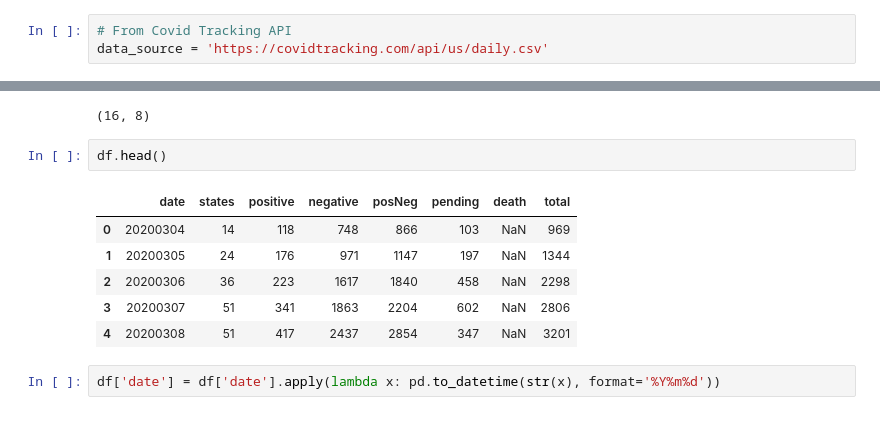
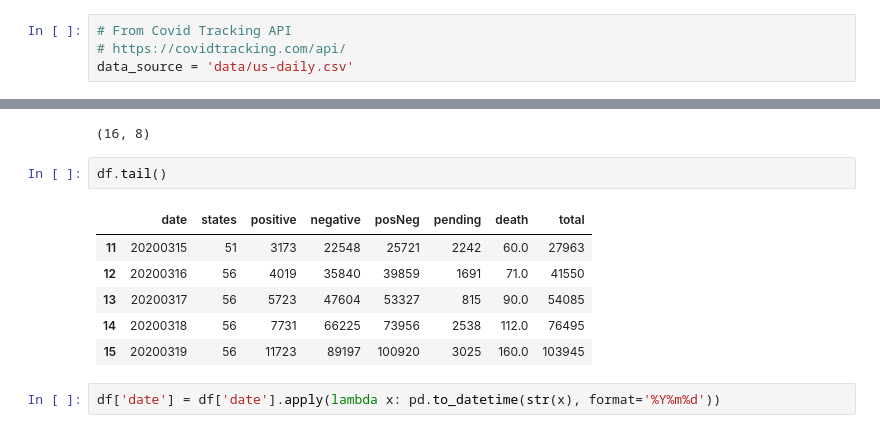
Before and after one commit to kennethn/covid, a Jupyter notebook: covid.ipynb, the cells around one changed output, grey strips where cells are left out. Cells and saved outputs as stored; diff of their text form.

```diff
--- a/covid.ipynb
+++ b/covid.ipynb
@@ -8,7 +8,8 @@ plt.style.use('fivethirtyeight')
 plt.style.use('seaborn-poster')
 # %%
 # From Covid Tracking API
-data_source = 'https://covidtracking.com/api/us/daily.csv'
+# https://covidtracking.com/api/
+data_source = 'data/us-daily.csv'
 # %%
 df = pd.read_csv(data_source)
 # %%
@@ -16,14 +17,14 @@ df.shape
 # %% [output]
 (16, 8)
 # %%
-df.head()
+df.tail()
 # %% [output]
 |  | date | states | positive | negative | posNeg | pending | death | total |
-| 0 | 20200304 | 14 | 118 | 748 | 866 | 103 | NaN | 969 |
-| 1 | 20200305 | 24 | 176 | 971 | 1147 | 197 | NaN | 1344 |
-| 2 | 20200306 | 36 | 223 | 1617 | 1840 | 458 | NaN | 2298 |
-| 3 | 20200307 | 51 | 341 | 1863 | 2204 | 602 | NaN | 2806 |
-| 4 | 20200308 | 51 | 417 | 2437 | 2854 | 347 | NaN | 3201 |
+| 11 | 20200315 | 51 | 3173 | 22548 | 25721 | 2242 | 60.0 | 27963 |
+| 12 | 20200316 | 56 | 4019 | 35840 | 39859 | 1691 | 71.0 | 41550 |
+| 13 | 20200317 | 56 | 5723 | 47604 | 53327 | 815 | 90.0 | 54085 |
+| 14 | 20200318 | 56 | 7731 | 66225 | 73956 | 2538 | 112.0 | 76495 |
+| 15 | 20200319 | 56 | 11723 | 89197 | 100920 | 3025 | 160.0 | 103945 |
 # %%
 df['date'] = df['date'].apply(lambda x: pd.to_datetime(str(x), format='%Y%m%d'))
 # %%
```
Also changed, not shown: 1 other file.
